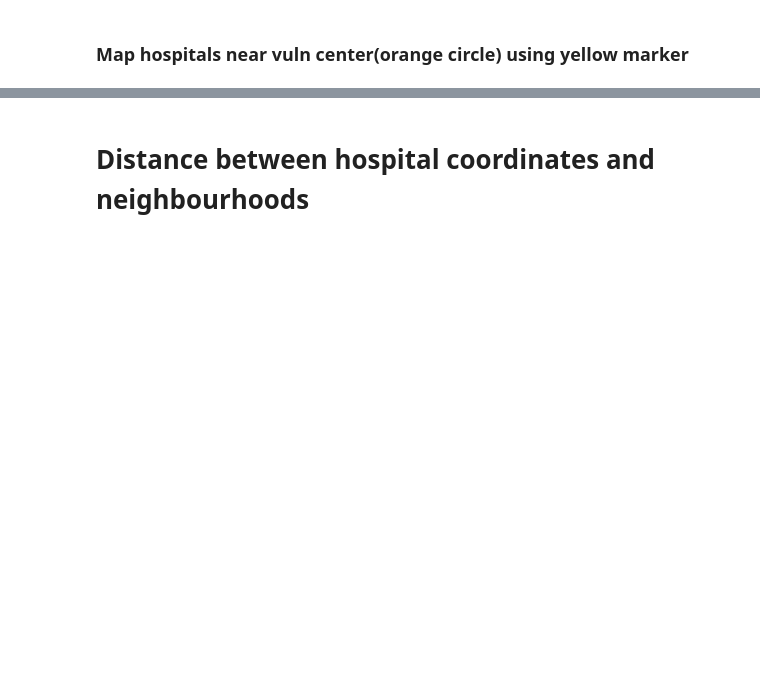
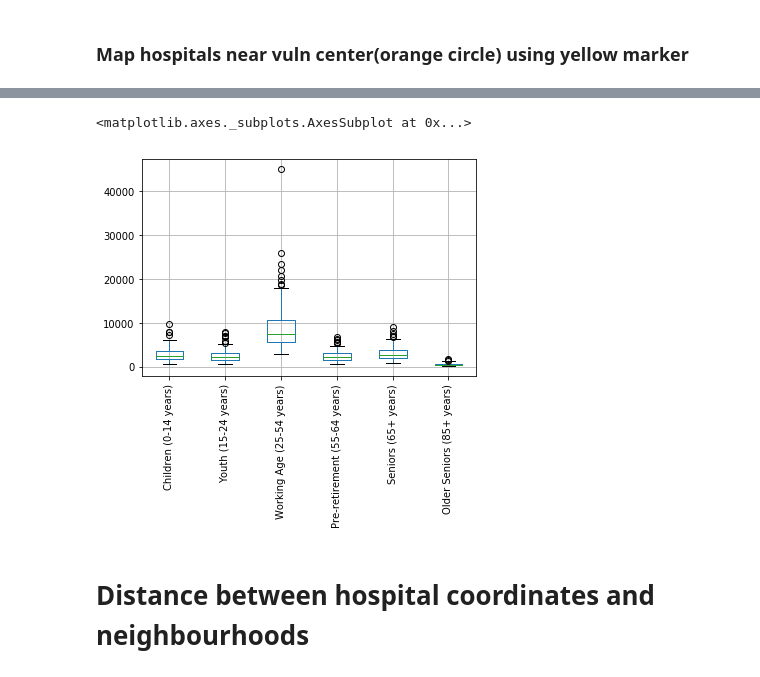
Before and after one commit to genephoenix/Coursera_Capstone, a Jupyter notebook: Capstone Project Notebook.ipynb, the cells around one changed output, grey strips where cells are left out. Drawn from its saved outputs; the diff is of its cells as text; code cells hidden in the pictures; blank space fills up the shorter version.

```diff
--- a/Capstone Project Notebook.ipynb
+++ b/Capstone Project Notebook.ipynb
@@ -1423,3 +1413,13 @@ vuln_boxplot
+# %%
+#boxplot for all neighbourhoods
+
+#combined_df.head()
+
+neighbourhood_boxplot = combined_df.boxplot(column=['Children (0-14 years)', 'Youth (15-24 years)', 'Working Age (25-54 years)', 'Pre-retirement (55-64 years)', 'Seniors (65+ years)', 'Older Seniors (85+ years)'], rot=90)
+neighbourhood_boxplot
+# %% [output]
+<matplotlib.axes._subplots.AxesSubplot at 0x...>
+[figure, added]
 # %% [markdown]
 # Distance between hospital coordinates and neighbourhoods
 # %% [markdown]
```
Also changed, not shown: parts of 14 cells of this notebook.
